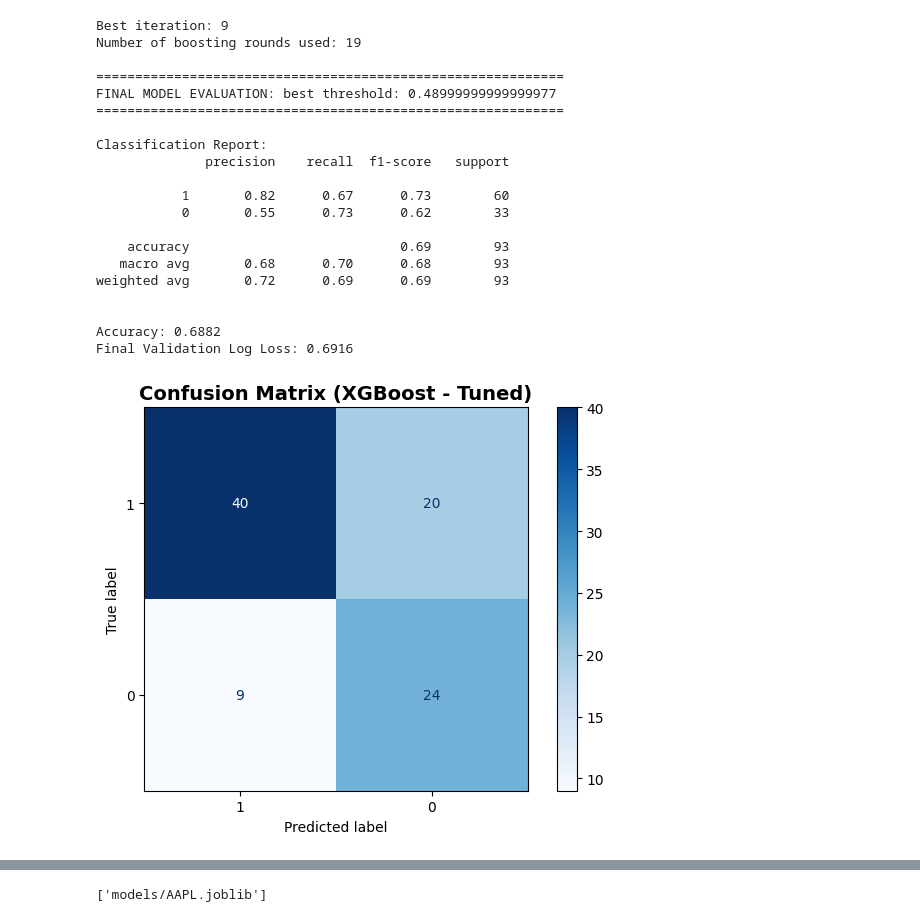
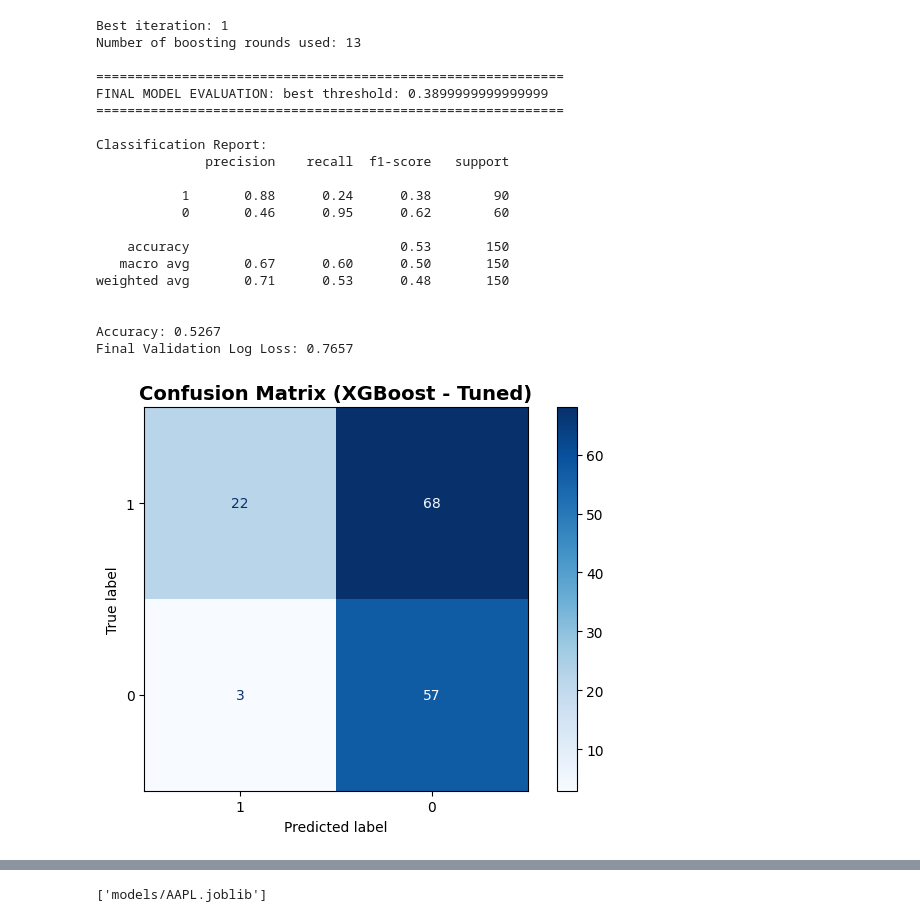
Before and after one commit to UniAlessioM/MarGui-Project, a Jupyter notebook: BinaryClassification.ipynb, the cells around one changed output, grey strips where cells are left out. Saved outputs shown, nothing was run; the diff lists cells and outputs as text; code cells hidden in the pictures.

```diff
--- a/BinaryClassification.ipynb
+++ b/BinaryClassification.ipynb
@@ -10,6 +10,10 @@ import xgboost as xgb
 from sklearn.model_selection import train_test_split
 # %%
 stock = "AAPL"
+TimeSplit_up = "2025-01-01"
+TimeSplit_down = "2022-01-01"
+start_dt = pd.to_datetime(TimeSplit_down)
+end_dt = pd.to_datetime(TimeSplit_up)
 
 df = pd.read_csv(
     f"csv/{stock}_indicators.csv",
@@ -17,6 +21,8 @@ df = pd.read_csv(
     parse_dates=[0],    # parse it as datetime
     date_format="ISO8601" #Specify date format
 )
+
+df = df[(df.index >= start_dt)&(df.index <= end_dt)]
 
 X = df.copy()
 
@@ -234,13 +253,14 @@ params = {
 neg, pos = np.sum(y_train == 0), np.sum(y_train == 1)
 
 params = {
-    'eta': 0.015478090569556893,
-    'max_depth': 3,
-    'lambda': 0.19178079480833618,
-    'alpha': 9.926201380826244,
-    'subsample': 0.726399759111481,
-    'colsample_bytree': 0.6841328527493009,
-    'scale_pos_weight': 0.8887500386854902,
+    'eta': 0.029562034936838524,
+    'max_depth': 4,
+    'lambda': 1.127595806095064,
+    'alpha': 0.4660587036949967,
+    'subsample': 0.6084605503854795,
+    'colsample_bytree': 0.7819449755536887,
+    'gamma': 1.5280679118494158,
+    'scale_pos_weight': 0.8769643899488392,
     'objective': 'binary:logistic',
     'eval_metric': 'logloss',
     'random_state': 42,
@@ -263,7 +283,7 @@ model = xgb.train(
     evals=evals,
     evals_result=evals_result,
     verbose_eval=False,
-    early_stopping_rounds=9
+    early_stopping_rounds=11
 )
 
 # Plot the Loss Curve
@@ -318,24 +338,24 @@ plt.show()
-Best iteration: 9
-Number of boosting rounds used: 19
+Best iteration: 1
+Number of boosting rounds used: 13
 
 ============================================================
-FINAL MODEL EVALUATION: best threshold: 0.48999999999999977
+FINAL MODEL EVALUATION: best threshold: 0.3899999999999999
 ============================================================
 
 Classification Report:
               precision    recall  f1-score   support
 
-           1       0.82      0.67      0.73        60
-           0       0.55      0.73      0.62        33
+           1       0.88      0.24      0.38        90
+           0       0.46      0.95      0.62        60
 
-    accuracy                           0.69        93
-   macro avg       0.68      0.70      0.68        93
-weighted avg       0.72      0.69      0.69        93
+    accuracy                           0.53       150
+   macro avg       0.67      0.60      0.50       150
+weighted avg       0.71      0.53      0.48       150
 
 
-Accuracy: 0.6882
-Final Validation Log Loss: 0.6916
+Accuracy: 0.5267
+Final Validation Log Loss: 0.7657
-[figure, old version]
+[figure, new version]
 # %%
 num_rounds = 800
 early_stop = 10
```
Also changed, not shown: parts of 7 cells of this notebook, 5 other files.
